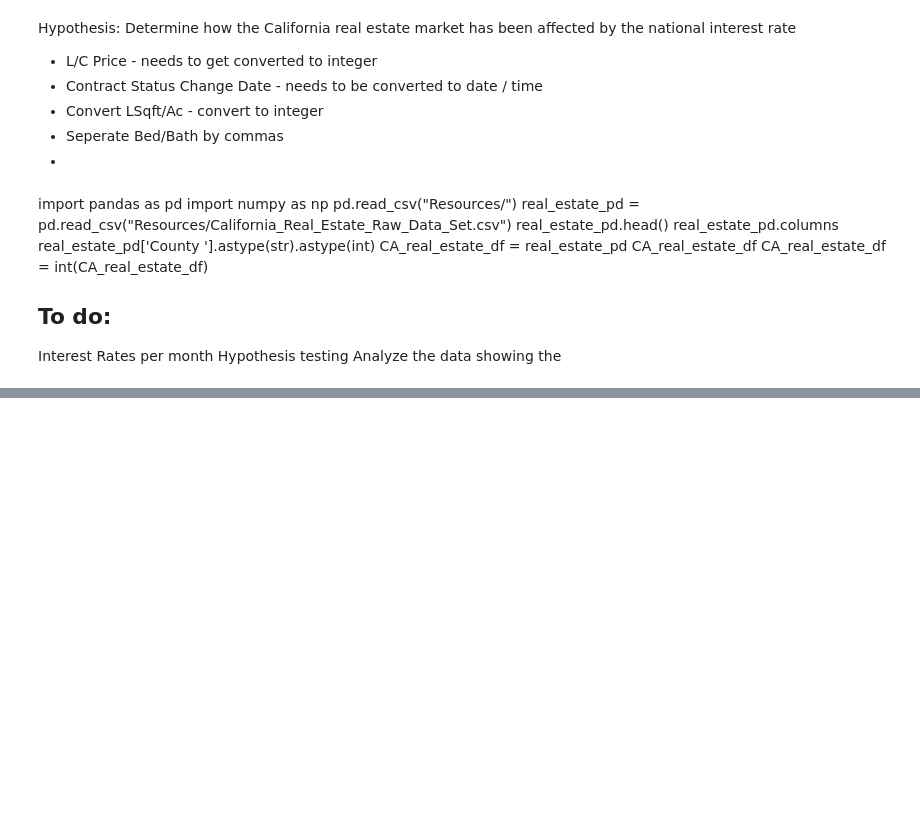
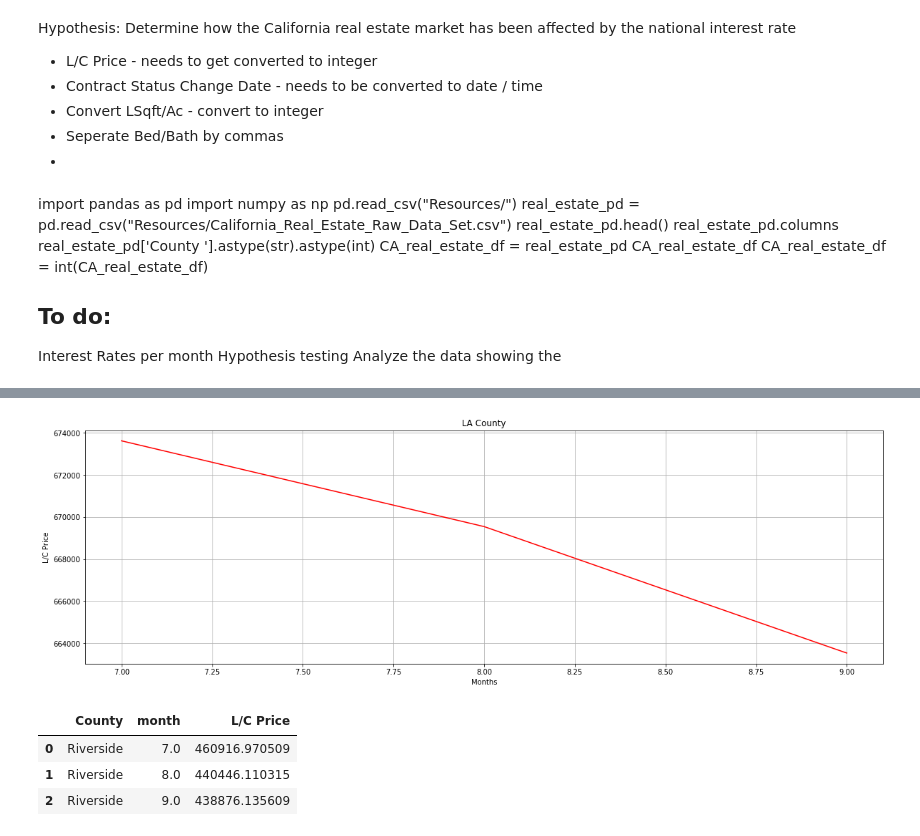
Before and after one commit to nickbatkhan/RealestateanalysisCA2019, a Jupyter notebook: Jessica_Branch-Copy1.ipynb, the cells around one changed output, grey strips where cells are left out. Cells and saved outputs as stored; diff of their text form; code cells hidden in the pictures; blank space fills up the shorter version.

```diff
--- a/Jessica_Branch-Copy1.ipynb
+++ b/Jessica_Branch-Copy1.ipynb
@@ -157,0 +158,10 @@ LA_county_df = "Listing ID", "Date", "County", "month"
+# %%
+# Closed Prices
+orange_county = sales_data_month_df[sales_data_month_df['County '] == "Orange"]
+Riverside_county = sales_data_month_df[sales_data_month_df['County '] == "Riverside"]
+LA_county = sales_data_month_df[sales_data_month_df['County '] == "Los Angeles"]
+
+# Current Listed Prices
+current_oc = current_market[current_market['County']=="Orange"]
+current_la = current_market[current_market['County']=="Los Angeles"]
+current_riverside = current_market[current_market['County']=="Riverside"]
@@ -157,0 +190,18 @@ LA_county_df = "Listing ID", "Date", "County", "month"
+# %%
+# Closed Prices
+LA_July = LA_county[LA_county['month'] == 7.]
+LA_August = LA_county[LA_county['month'] == 8.]
+LA_September = LA_county[LA_county['month'] == 9.]
+
+# Closed Prices Merged DataFrame LA County
+summer_closed_LA = LA_July.append(LA_August, ignore_index = True)
+summer_closed_LA = summer_closed_LA.append(LA_September, ignore_index = True)
+
+# Current Listed Prices
+currentLA_July = current_la[current_la['month']==7.]
+currentLA_August = current_la[current_la['month']==8.]
+currentLA_Sept = current_la[current_la['month']==9.]
+
+# Current Listed Merged DataFrame LA County
+summer_current_LA = currentLA_July.append(currentLA_August, ignore_index = True)
+summer_current_LA = summer_current_LA.append(currentLA_Sept, ignore_index = True)
@@ -157,0 +313,18 @@ LA_county_df = "Listing ID", "Date", "County", "month"
+# %%
+# LA Closed Summer Graph 2019
+figure(num=None, figsize=(20,6))
+plt.plot(LA_Closed_df['month'], LA_Closed_df['L/C Price'], color = "red")
+plt.title("LA County")
+plt.xlabel("Months")
+plt.ylabel("L/C Price")
+plt.grid()
+# %% [output]
+[figure, added]
+# %%
+RC_Closed_df = summer_closed_RC.groupby(['County ', 'month']).mean().reset_index()
+RC_Closed_df
+# %% [output]
+|  | County | month | L/C Price |
+| 0 | Riverside | 7.0 | 460916.970509 |
+| 1 | Riverside | 8.0 | 440446.110315 |
+| 2 | Riverside | 9.0 | 438876.135609 |
```
Also changed, not shown: parts of 71 cells of this notebook, 1 other file.
